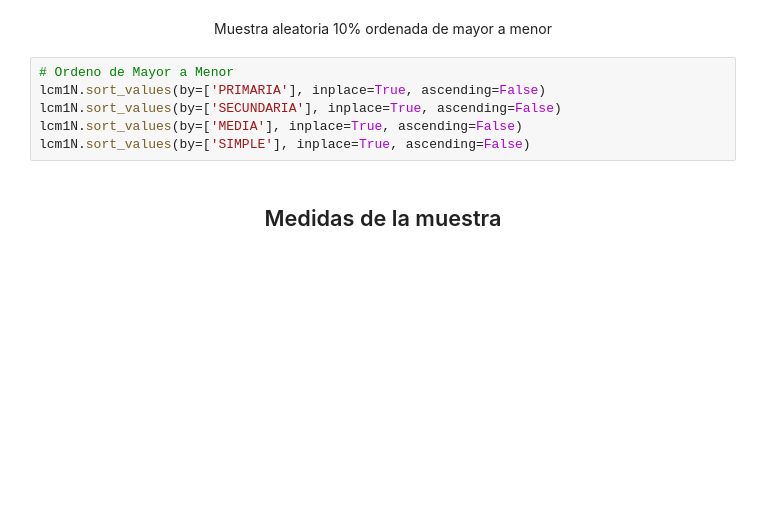
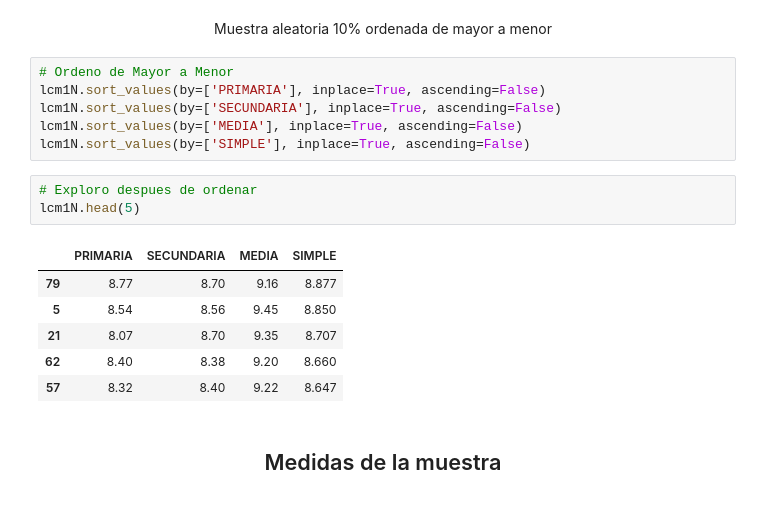
Before and after one commit to eldellobo/22E3, a Jupyter notebook: Estadistica/Colab/ACA2/ACA_No_2.ipynb, the cells around one changed output. Cells and saved outputs as stored; diff of their text form; blank space fills up the shorter version.

```diff
--- a/Estadistica/Colab/ACA2/ACA_No_2.ipynb
+++ b/Estadistica/Colab/ACA2/ACA_No_2.ipynb
@@ -167,6 +183,16 @@ lcm1N.sort_values(by=['PRIMARIA'], inplace=True, ascending=False)
 lcm1N.sort_values(by=['SECUNDARIA'], inplace=True, ascending=False)
 lcm1N.sort_values(by=['MEDIA'], inplace=True, ascending=False)
 lcm1N.sort_values(by=['SIMPLE'], inplace=True, ascending=False)
+# %%
+# Exploro despues de ordenar
+lcm1N.head(5)
+# %% [output]
+|  | PRIMARIA | SECUNDARIA | MEDIA | SIMPLE |
+| 79 | 8.77 | 8.70 | 9.16 | 8.877 |
+| 5 | 8.54 | 8.56 | 9.45 | 8.850 |
+| 21 | 8.07 | 8.70 | 9.35 | 8.707 |
+| 62 | 8.40 | 8.38 | 9.20 | 8.660 |
+| 57 | 8.32 | 8.40 | 9.22 | 8.647 |
 # %% [markdown]
 <center><h2>Medidas de la muestra</h2></center>
 # %%
```
Also changed, not shown: parts of 5 cells of this notebook.
